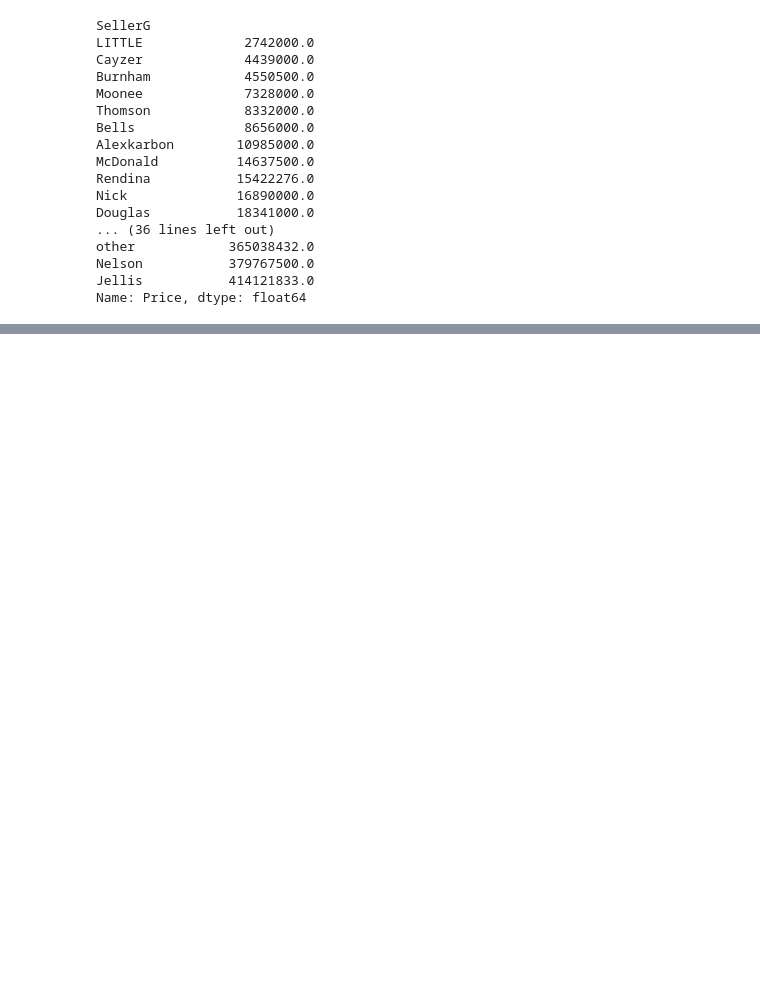
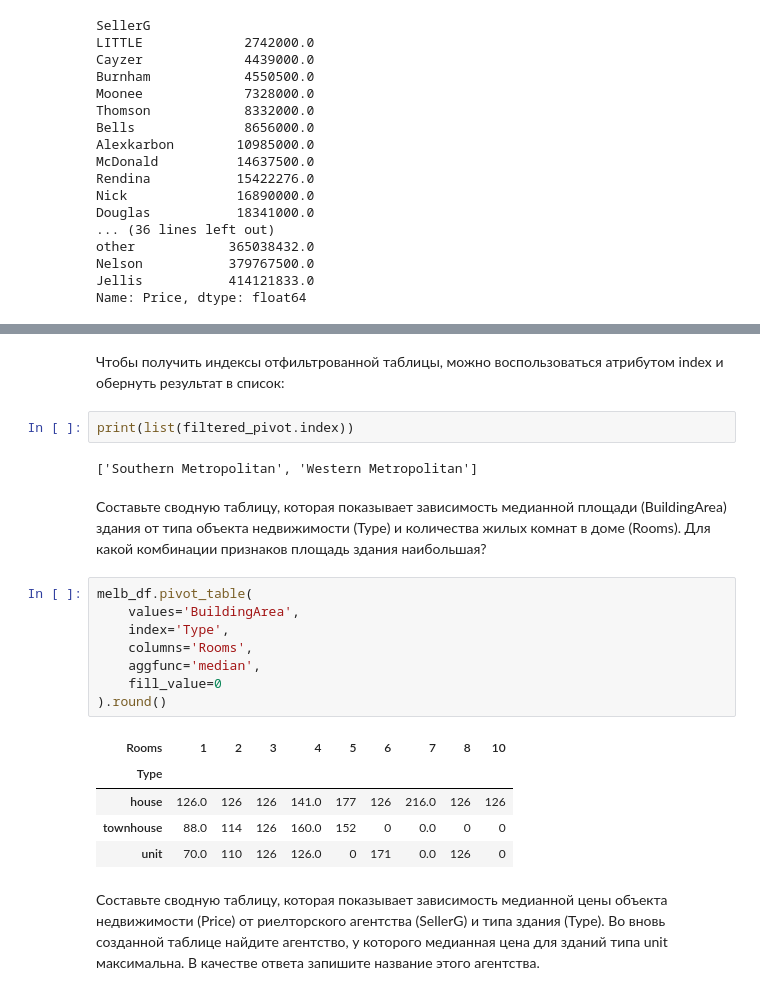
Before and after one commit to oksazzz/oksa_data_science, a Jupyter notebook: Skillfactory/Python_12/melb_data.ipynb, the cells around one changed output, grey strips where cells are left out. Saved outputs shown, nothing was run; the diff lists cells and outputs as text; blank space fills up the shorter version.

Commit message:
add сводные таблицы

```diff
--- a/Skillfactory/Python_12/melb_data.ipynb
+++ b/Skillfactory/Python_12/melb_data.ipynb
@@ -300,0 +493,24 @@ Name: Price, dtype: float64
+# %% [markdown]
+Чтобы получить индексы отфильтрованной таблицы, можно воспользоваться атрибутом index и обернуть результат в список:
+# %%
+print(list(filtered_pivot.index))
+# %% [output]
+['Southern Metropolitan', 'Western Metropolitan']
+# %% [markdown]
+Составьте сводную таблицу, которая показывает зависимость медианной площади (BuildingArea) здания от типа объекта недвижимости (Type) и количества жилых комнат в доме (Rooms). Для какой комбинации признаков площадь здания наибольшая?
+# %%
+melb_df.pivot_table(
+    values='BuildingArea',
+    index='Type',
+    columns='Rooms',
+    aggfunc='median',
+    fill_value=0
+).round()
+# %% [output]
+| Rooms | 1 | 2 | 3 | 4 | 5 | 6 | 7 | 8 | 10 |
+| Type |  |  |  |  |  |  |  |  |  |
+| house | 126.0 | 126 | 126 | 141.0 | 177 | 126 | 216.0 | 126 | 126 |
+| townhouse | 88.0 | 114 | 126 | 160.0 | 152 | 0 | 0.0 | 0 | 0 |
+| unit | 70.0 | 110 | 126 | 126.0 | 0 | 171 | 0.0 | 126 | 0 |
+# %% [markdown]
+Составьте сводную таблицу, которая показывает зависимость медианной цены объекта недвижимости (Price) от риелторского агентства (SellerG) и типа здания (Type). Во вновь созданной таблице найдите агентство, у которого медианная цена для зданий типа unit максимальна. В качестве ответа запишите название этого агентства.
```
Also changed, not shown: parts of 23 cells of this notebook.
